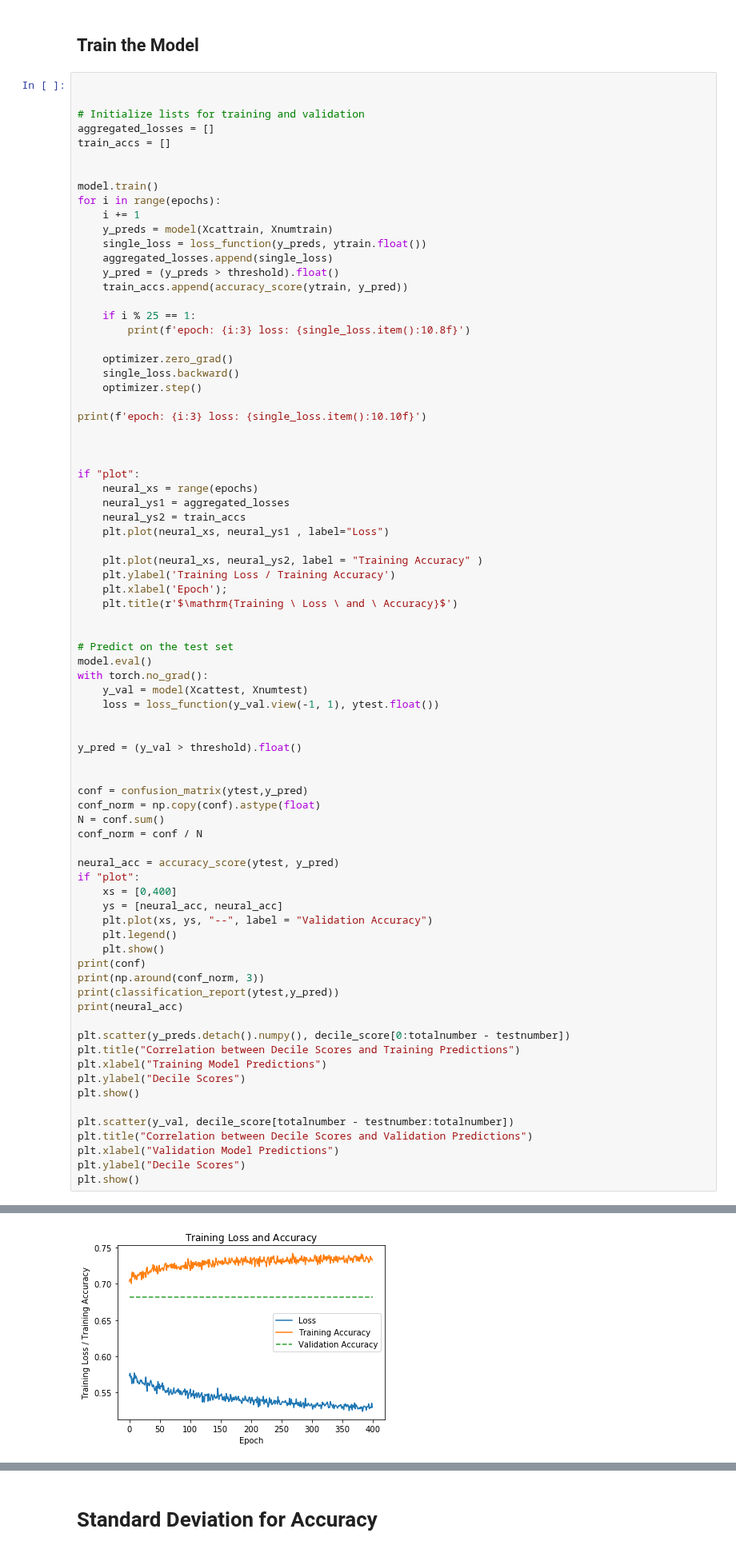
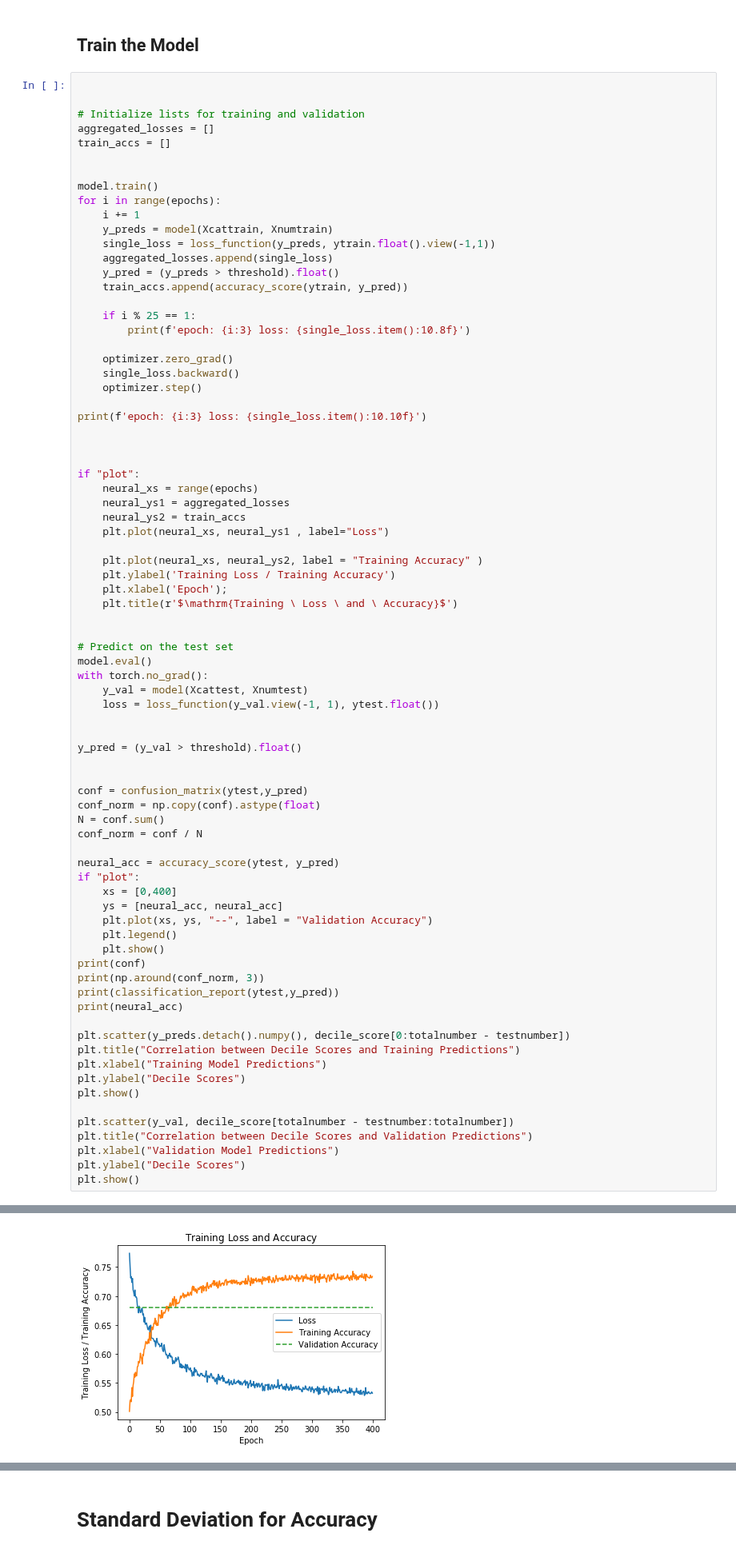
Before and after one commit to oskarwiese/fagprojekt, a Jupyter notebook: src/Classifier_notebook.ipynb, the cells around one changed output, grey strips where cells are left out. Shown at 80% size. Saved outputs shown, nothing was run; the diff lists cells and outputs as text.

```diff
--- a/src/Classifier_notebook.ipynb
+++ b/src/Classifier_notebook.ipynb
@@ -689,7 +685,7 @@ model.train()
 for i in range(epochs):
     i += 1
     y_preds = model(Xcattrain, Xnumtrain)
-    single_loss = loss_function(y_preds, ytrain.float())
+    single_loss = loss_function(y_preds, ytrain.float().view(-1,1))
     aggregated_losses.append(single_loss)
     y_pred = (y_preds > threshold).float()
     train_accs.append(accuracy_score(ytrain, y_pred))
@@ -776 +772 @@ epoch: 400 loss: 0.5296053290
-[figure, old version]
+[figure, new version]
```
Also changed, not shown: parts of 3 cells of this notebook.
